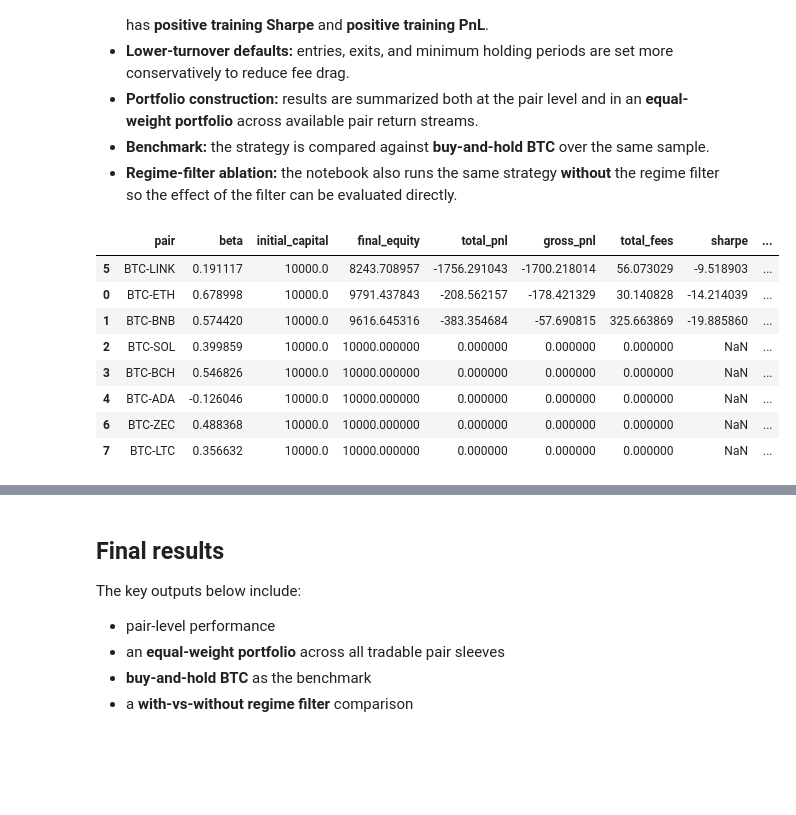
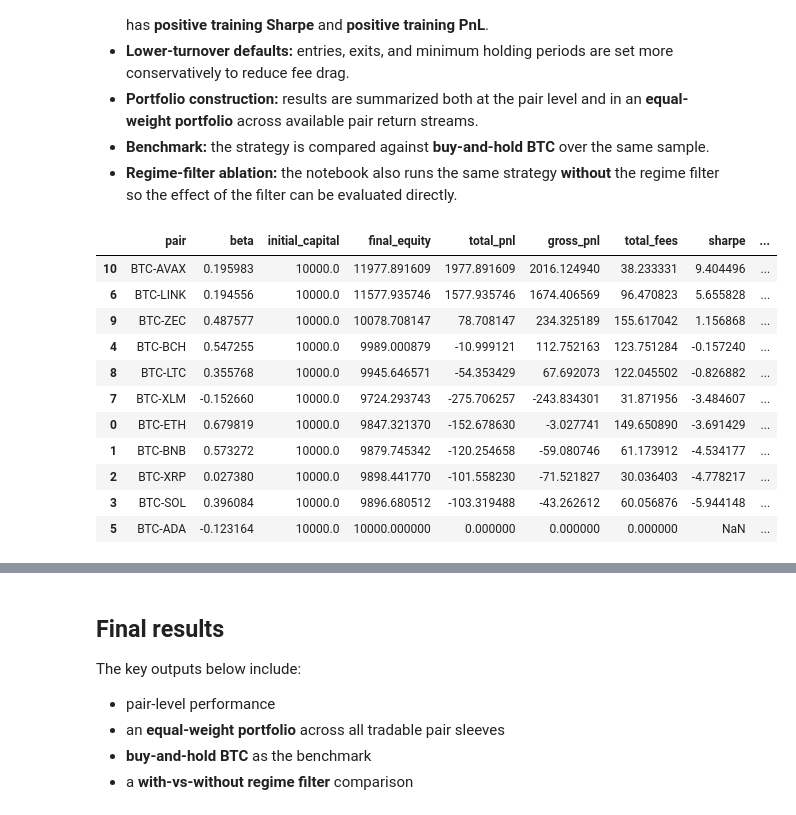
Before and after one commit to weisiang1218/nusiqf-crypto, a Jupyter notebook: NUSiQF Project (Crypto).ipynb, the cells around one changed output, grey strips where cells are left out. Saved outputs shown, nothing was run; the diff lists cells and outputs as text; code cells hidden in the pictures; blank space fills up the shorter version.

```diff
--- a/NUSiQF Project (Crypto).ipynb
+++ b/NUSiQF Project (Crypto).ipynb
@@ -1509,7 +1511,7 @@ wf_results, stats_df = run_btc_pair_universe(
     stop_z=4.0,
     pvalue_threshold=0.10,
     max_halflife=24 * 4 * 2,
-    top_n_coint=3,
+    top_n_coint=7,
     coint_window=200,
     coint_step=5,
     coint_pvalue_threshold=0.10,
@@ -1519,41 +1521,44 @@ wf_results, stats_df = run_btc_pair_universe(
 
 # Ablation: same strategy but without the regime filter
 wf_results_no_regime, stats_df_no_regime = run_btc_pair_universe(
     prices=prices,
     anchor="BTC",
     train_window=24 * 4 * 25,
     test_window=24 * 4,
     step=24 * 4 * 3,
     entry_grid=(2.0, 2.5, 3.0),
     exit_grid=(1.0, 1.5),
     min_hold_grid=(16, 24),
     delta_grid=(1e-4,),
     stop_z=4.0,
     pvalue_threshold=0.10,
     max_halflife=24 * 4 * 2,
     top_n_coint=3,
     coint_window=200,
     coint_step=5,
     coint_pvalue_threshold=0.10,
     use_coint_filter=False,
     use_regime_filter=False,
 )
 
 portfolio_bt = build_equal_weight_portfolio(wf_results)
 portfolio_bt_no_regime = build_equal_weight_portfolio(wf_results_no_regime)
 btc_bh_bt = backtest_buy_hold_btc(prices, anchor="BTC")
 
 stats_df
 # %% [output]
 |  | pair | beta | initial_capital | final_equity | total_pnl | gross_pnl | total_fees | sharpe | ... |
-| 5 | BTC-LINK | 0.191117 | 10000.0 | 8243.708957 | -1756.291043 | -1700.218014 | 56.073029 | -9.518903 | ... |
-| 0 | BTC-ETH | 0.678998 | 10000.0 | 9791.437843 | -208.562157 | -178.421329 | 30.140828 | -14.214039 | ... |
-| 1 | BTC-BNB | 0.574420 | 10000.0 | 9616.645316 | -383.354684 | -57.690815 | 325.663869 | -19.885860 | ... |
-| 2 | BTC-SOL | 0.399859 | 10000.0 | 10000.000000 | 0.000000 | 0.000000 | 0.000000 | NaN | ... |
-| 3 | BTC-BCH | 0.546826 | 10000.0 | 10000.000000 | 0.000000 | 0.000000 | 0.000000 | NaN | ... |
-| 4 | BTC-ADA | -0.126046 | 10000.0 | 10000.000000 | 0.000000 | 0.000000 | 0.000000 | NaN | ... |
-| 6 | BTC-ZEC | 0.488368 | 10000.0 | 10000.000000 | 0.000000 | 0.000000 | 0.000000 | NaN | ... |
-| 7 | BTC-LTC | 0.356632 | 10000.0 | 10000.000000 | 0.000000 | 0.000000 | 0.000000 | NaN | ... |
+| 10 | BTC-AVAX | 0.195983 | 10000.0 | 11977.891609 | 1977.891609 | 2016.124940 | 38.233331 | 9.404496 | ... |
+| 6 | BTC-LINK | 0.194556 | 10000.0 | 11577.935746 | 1577.935746 | 1674.406569 | 96.470823 | 5.655828 | ... |
+| 9 | BTC-ZEC | 0.487577 | 10000.0 | 10078.708147 | 78.708147 | 234.325189 | 155.617042 | 1.156868 | ... |
+| 4 | BTC-BCH | 0.547255 | 10000.0 | 9989.000879 | -10.999121 | 112.752163 | 123.751284 | -0.157240 | ... |
+| 8 | BTC-LTC | 0.355768 | 10000.0 | 9945.646571 | -54.353429 | 67.692073 | 122.045502 | -0.826882 | ... |
+| 7 | BTC-XLM | -0.152660 | 10000.0 | 9724.293743 | -275.706257 | -243.834301 | 31.871956 | -3.484607 | ... |
+| 0 | BTC-ETH | 0.679819 | 10000.0 | 9847.321370 | -152.678630 | -3.027741 | 149.650890 | -3.691429 | ... |
+| 1 | BTC-BNB | 0.573272 | 10000.0 | 9879.745342 | -120.254658 | -59.080746 | 61.173912 | -4.534177 | ... |
+| 2 | BTC-XRP | 0.027380 | 10000.0 | 9898.441770 | -101.558230 | -71.521827 | 30.036403 | -4.778217 | ... |
+| 3 | BTC-SOL | 0.396084 | 10000.0 | 9896.680512 | -103.319488 | -43.262612 | 60.056876 | -5.944148 | ... |
+| 5 | BTC-ADA | -0.123164 | 10000.0 | 10000.000000 | 0.000000 | 0.000000 | 0.000000 | NaN | ... |
 # %%
 # Rolling Engle–Granger screening table used to select the top BTC pairs
 coint_screen_df = stats_df.attrs.get("coint_screening", pd.DataFrame())
```
Also changed, not shown: parts of 9 cells of this notebook.
